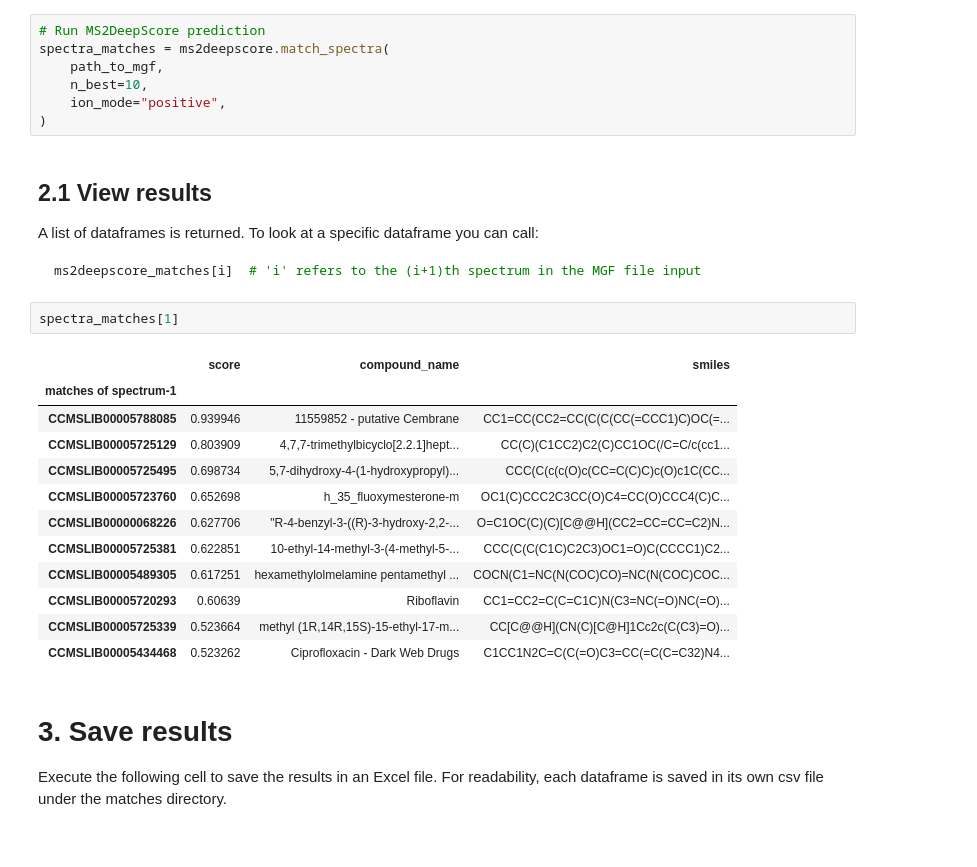
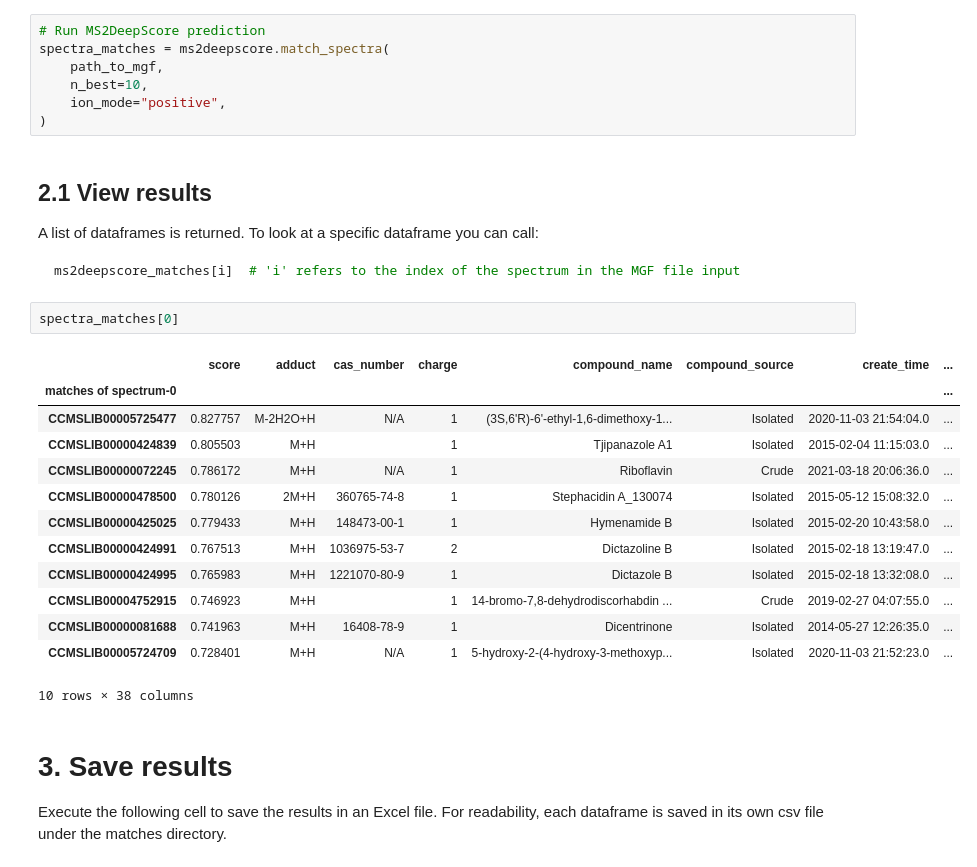
Before and after one commit to omigami/omigami, a Jupyter notebook: notebooks/ms2deepscore/tutorial.ipynb, the cells around one changed output. Drawn from its saved outputs; the diff is of its cells as text.

Commit message:
updated ms2deepscore with new plotting and helper functionalities
Took 26 minutes

````diff
--- a/notebooks/ms2deepscore/tutorial.ipynb
+++ b/notebooks/ms2deepscore/tutorial.ipynb
@@ -71,23 +73,24 @@ spectra_matches = ms2deepscore.match_spectra(
 ## 2.1 View results
 A list of dataframes is returned. To look at a specific dataframe you can call:
 ```python
-ms2deepscore_matches[i]  # 'i' refers to the (i+1)th spectrum in the MGF file input
+ms2deepscore_matches[i]  # 'i' refers to the index of the spectrum in the MGF file input
 ```
 # %%
-spectra_matches[1]
+spectra_matches[0]
 # %% [output]
-|  | score | compound_name | smiles |
-| matches of spectrum-1 |  |  |  |
-| CCMSLIB00005788085 | 0.939946 | 11559852 - putative Cembrane | CC1=CC(CC2=CC(C(C(CC(=CCC1)C)OC(=... |
-| CCMSLIB00005725129 | 0.803909 | 4,7,7-trimethylbicyclo[2.2.1]hept... | CC(C)(C1CC2)C2(C)CC1OC(/C=C/c(cc1... |
-| CCMSLIB00005725495 | 0.698734 | 5,7-dihydroxy-4-(1-hydroxypropyl)... | CCC(C(c(c(O)c(CC=C(C)C)c(O)c1C(CC... |
-| CCMSLIB00005723760 | 0.652698 | h_35_fluoxymesterone-m | OC1(C)CCC2C3CC(O)C4=CC(O)CCC4(C)C... |
-| CCMSLIB00000068226 | 0.627706 | "R-4-benzyl-3-((R)-3-hydroxy-2,2-... | O=C1OC(C)(C)[C@@H](CC2=CC=CC=C2)N... |
-| CCMSLIB00005725381 | 0.622851 | 10-ethyl-14-methyl-3-(4-methyl-5-... | CCC(C(C(C1C)C2C3)OC1=O)C(CCCC1)C2... |
-| CCMSLIB00005489305 | 0.617251 | hexamethylolmelamine pentamethyl ... | COCN(C1=NC(N(COC)CO)=NC(N(COC)COC... |
-| CCMSLIB00005720293 | 0.60639 | Riboflavin | CC1=CC2=C(C=C1C)N(C3=NC(=O)NC(=O)... |
-| CCMSLIB00005725339 | 0.523664 | methyl (1R,14R,15S)-15-ethyl-17-m... | CC[C@@H](CN(C)[C@H]1Cc2c(C(C3)=O)... |
-| CCMSLIB00005434468 | 0.523262 | Ciprofloxacin - Dark Web Drugs | C1CC1N2C=C(C(=O)C3=CC(=C(C=C32)N4... |
+|  | score | adduct | cas_number | charge | compound_name | compound_source | create_time | ... |
+| matches of spectrum-0 |  |  |  |  |  |  |  | ... |
+| CCMSLIB00005725477 | 0.827757 | M-2H2O+H | N/A | 1 | (3S,6'R)-6'-ethyl-1,6-dimethoxy-1... | Isolated | 2020-11-03 21:54:04.0 | ... |
+| CCMSLIB00000424839 | 0.805503 | M+H |  | 1 | Tjipanazole A1 | Isolated | 2015-02-04 11:15:03.0 | ... |
+| CCMSLIB00000072245 | 0.786172 | M+H | N/A | 1 | Riboflavin | Crude | 2021-03-18 20:06:36.0 | ... |
+| CCMSLIB00000478500 | 0.780126 | 2M+H | 360765-74-8 | 1 | Stephacidin A_130074 | Isolated | 2015-05-12 15:08:32.0 | ... |
+| CCMSLIB00000425025 | 0.779433 | M+H | 148473-00-1 | 1 | Hymenamide B | Isolated | 2015-02-20 10:43:58.0 | ... |
+| CCMSLIB00000424991 | 0.767513 | M+H | 1036975-53-7 | 2 | Dictazoline B | Isolated | 2015-02-18 13:19:47.0 | ... |
+| CCMSLIB00000424995 | 0.765983 | M+H | 1221070-80-9 | 1 | Dictazole B | Isolated | 2015-02-18 13:32:08.0 | ... |
+| CCMSLIB00004752915 | 0.746923 | M+H |  | 1 | 14-bromo-7,8-dehydrodiscorhabdin ... | Crude | 2019-02-27 04:07:55.0 | ... |
+| CCMSLIB00000081688 | 0.741963 | M+H | 16408-78-9 | 1 | Dicentrinone | Isolated | 2014-05-27 12:26:35.0 | ... |
+| CCMSLIB00005724709 | 0.728401 | M+H | N/A | 1 | 5-hydroxy-2-(4-hydroxy-3-methoxyp... | Isolated | 2020-11-03 21:52:23.0 | ... |
+10 rows × 38 columns
 # %% [markdown]
 # 3. Save results
 
````
Also changed, not shown: parts of 9 cells of this notebook.
